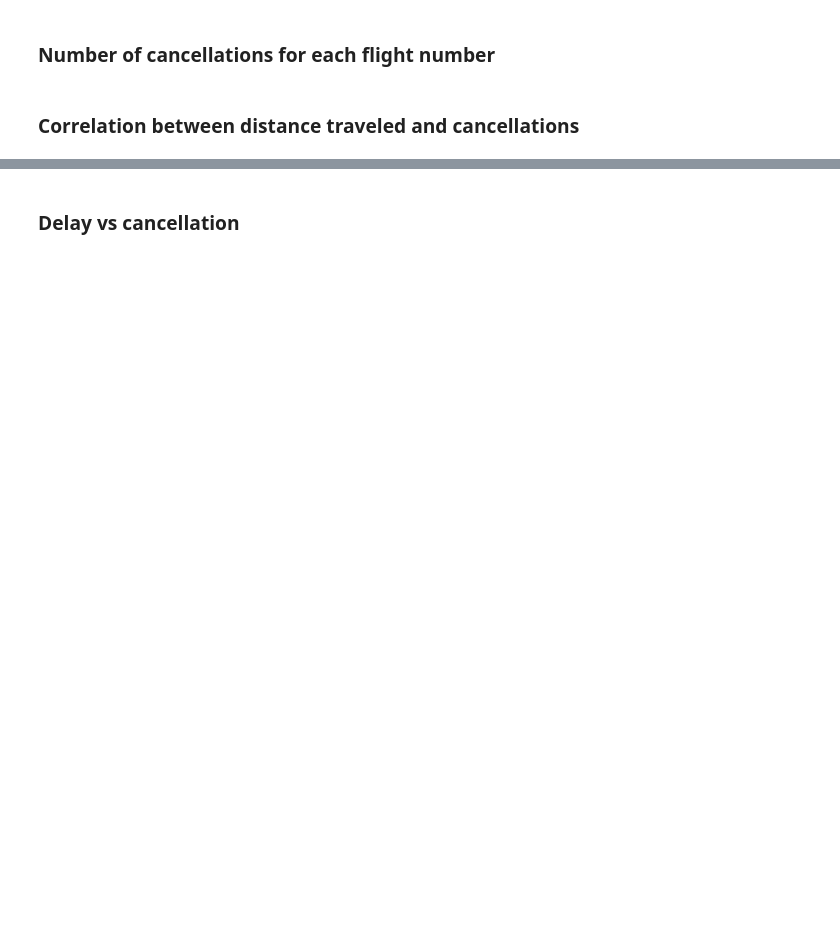
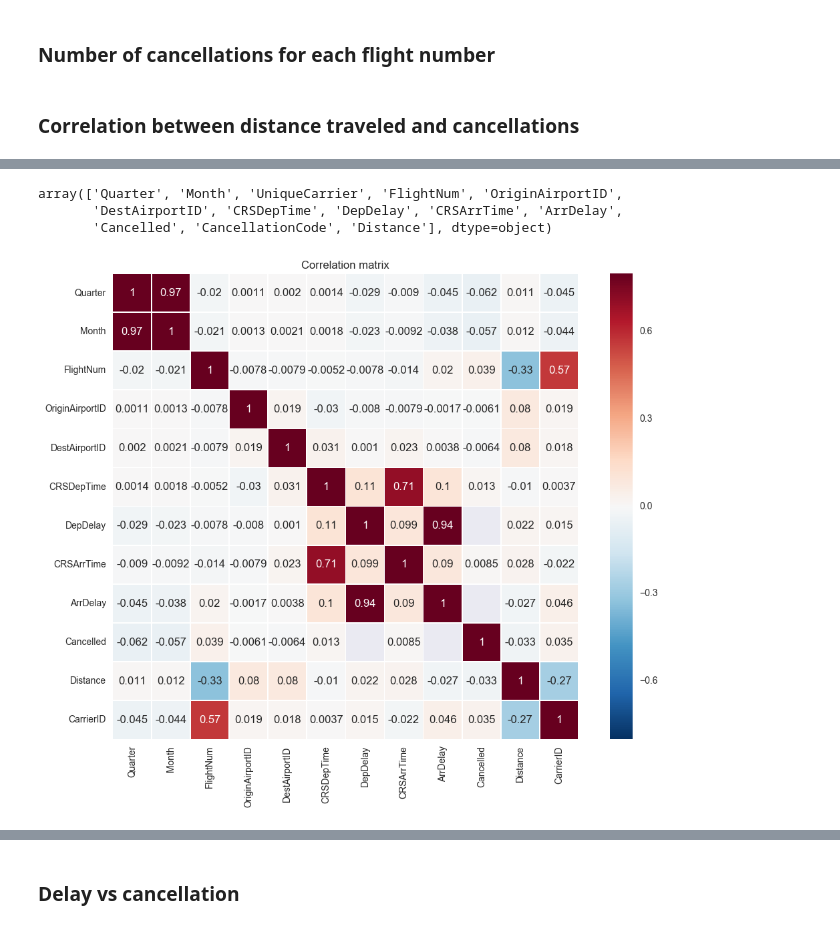
Before and after one commit to IvanAli/USAirportsAndDelays, a Jupyter notebook: exploratory_analysis.ipynb, the cells around one changed output, grey strips where cells are left out. Drawn from its saved outputs; the diff is of its cells as text; code cells hidden in the pictures; blank space fills up the shorter version.

```diff
--- a/exploratory_analysis.ipynb
+++ b/exploratory_analysis.ipynb
@@ -103,0 +144,22 @@ plt.savefig('graph/ratio_cancelled_total.png', bbox_inches='tight')
+# %%
+df.columns.values
+# %% [output]
+array(['Quarter', 'Month', 'UniqueCarrier', 'FlightNum', 'OriginAirportID',
+       'DestAirportID', 'CRSDepTime', 'DepDelay', 'CRSArrTime', 'ArrDelay',
+       'Cancelled', 'CancellationCode', 'Distance'], dtype=object)
+# %%
+temp_df = pd.DataFrame({'UniqueCarrier': df.UniqueCarrier.unique(), 'CarrierID':range(len(df.UniqueCarrier.unique()))})
+dfnum = df.merge(temp_df, on='UniqueCarrier', how='left')
+# %%
+sns.set(font_scale=1)
+corrmat = dfnum.corr()
+
+# Set up the matplotlib figure
+f, ax = plt.subplots(figsize=(12, 9))
+
+# Draw the heatmap using seaborn
+sns.heatmap(corrmat, vmax=.8, square=True, annot=True, linewidths=.5)
+plt.title('Correlation matrix')
+plt.savefig('graph/corrmat.png', bbox_inches='tight')
+# %% [output]
+[figure, added]
```
Also changed, not shown: parts of 37 cells of this notebook, 24 other files.
